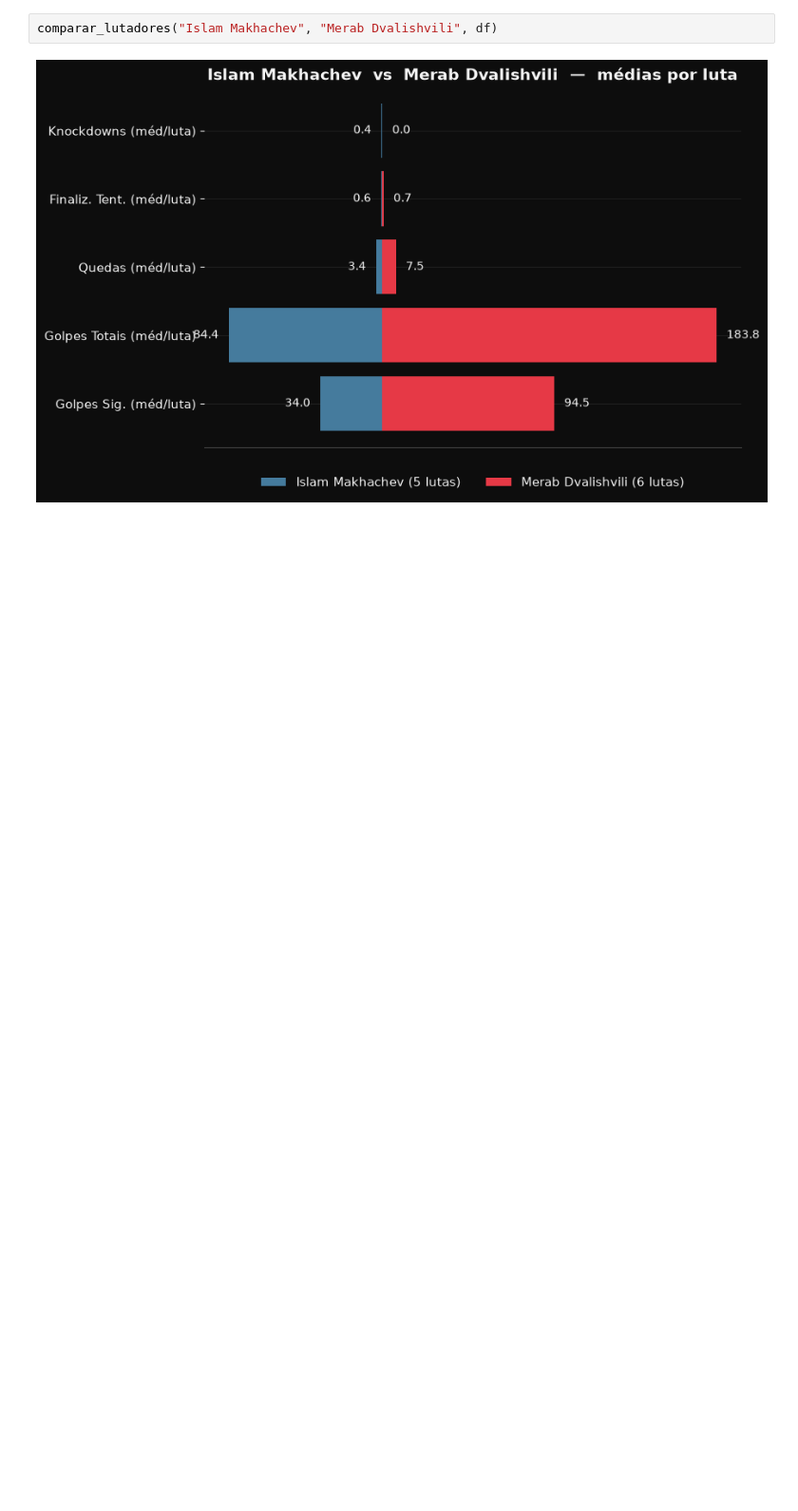
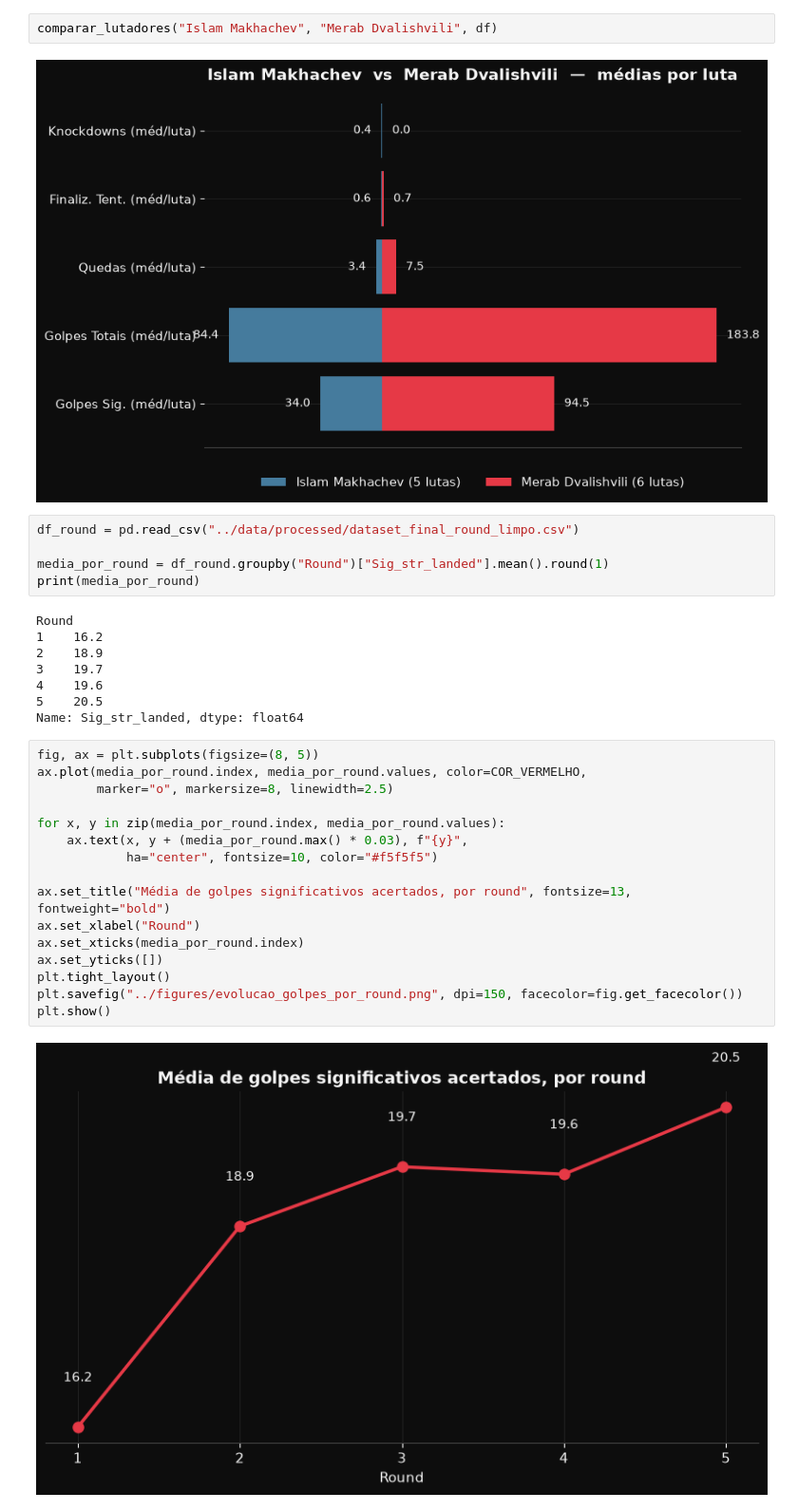
Before and after one commit to khannnn1/ufc-data, a Jupyter notebook: notebooks/02_visualizacao.ipynb, the cells around one changed output. Shown at 95% size. Saved outputs shown, nothing was run; the diff lists cells and outputs as text; blank space fills up the shorter version.

Commit message:
Adiciona gráfico de evolução de golpes significativos por round

```diff
--- a/notebooks/02_visualizacao.ipynb
+++ b/notebooks/02_visualizacao.ipynb
@@ -121,3 +121,34 @@ def comparar_lutadores(nome1, nome2, df):
 comparar_lutadores("Islam Makhachev", "Merab Dvalishvili", df)
 # %% [output]
 [figure]
+# %%
+df_round = pd.read_csv("../data/processed/dataset_final_round_limpo.csv")
+
+media_por_round = df_round.groupby("Round")["Sig_str_landed"].mean().round(1)
+print(media_por_round)
+# %% [output]
+Round
+1    16.2
+2    18.9
+3    19.7
+4    19.6
+5    20.5
+Name: Sig_str_landed, dtype: float64
+# %%
+fig, ax = plt.subplots(figsize=(8, 5))
+ax.plot(media_por_round.index, media_por_round.values, color=COR_VERMELHO,
+        marker="o", markersize=8, linewidth=2.5)
+
+for x, y in zip(media_por_round.index, media_por_round.values):
+    ax.text(x, y + (media_por_round.max() * 0.03), f"{y}",
+            ha="center", fontsize=10, color="#f5f5f5")
+
+ax.set_title("Média de golpes significativos acertados, por round", fontsize=13, fontweight="bold")
+ax.set_xlabel("Round")
+ax.set_xticks(media_por_round.index)
+ax.set_yticks([])
+plt.tight_layout()
+plt.savefig("../figures/evolucao_golpes_por_round.png", dpi=150, facecolor=fig.get_facecolor())
+plt.show()
+# %% [output]
+[figure, added]
```
Also changed, not shown: 1 other file.
